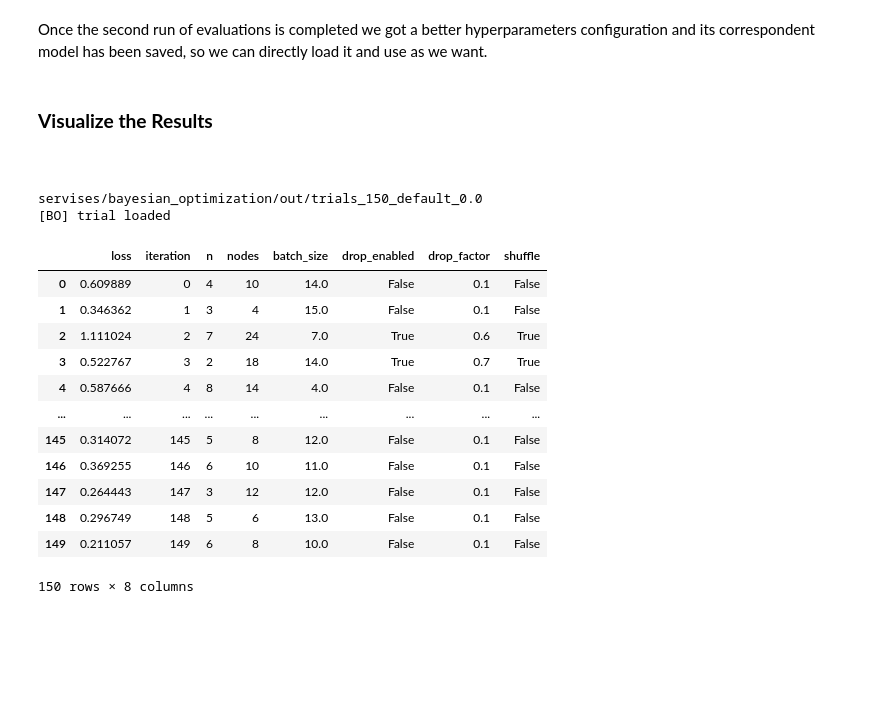
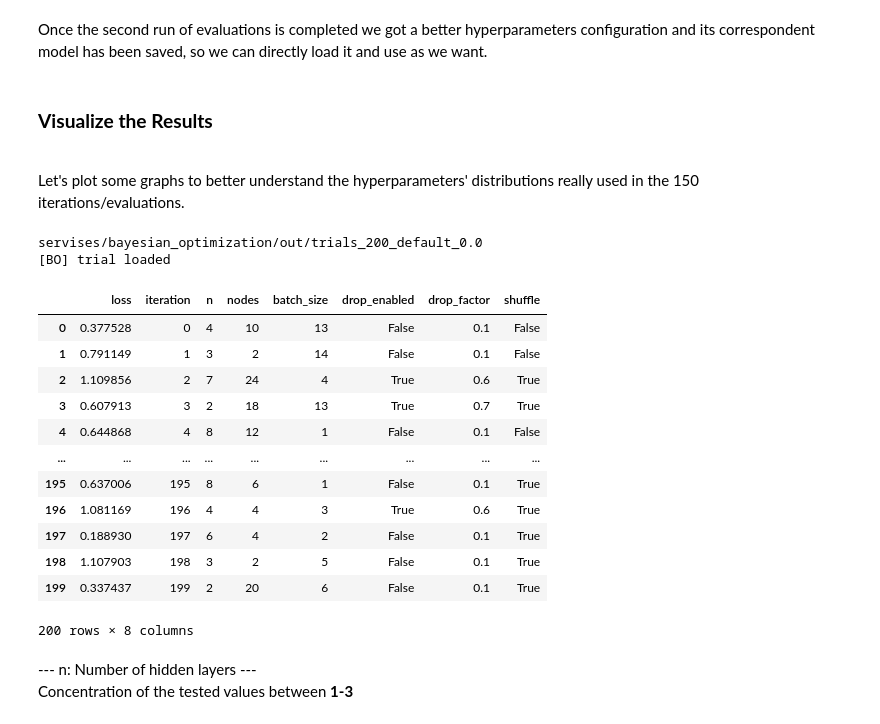
Before and after one commit to VforV93/IoTwins_Bayesian_Optimization, a Jupyter notebook: Bayesian Optimization Service - Example 3 - Machine Learning Model Example.ipynb, the cells around one changed output. Cells and saved outputs as stored; diff of their text form; code cells hidden in the pictures; blank space fills up the shorter version.

```diff
--- a/Bayesian Optimization Service - Example 3 - Machine Learning Model Example.ipynb
+++ b/Bayesian Optimization Service - Example 3 - Machine Learning Model Example.ipynb
@@ -308,62 +312,57 @@ new_trial_fname
 Once the second run of evaluations is completed we got a better hyperparameters configuration and its correspondent model has been saved, so we can directly load it and use as we want.
 # %% [markdown]
 <b><h3>Visualize the Results</h3></b><br>
+Let's plot some graphs to better understand the hyperparameters' distributions really used in the 150 iterations/evaluations.
 # %%
 import os
-t_fname = 'servises/bayesian_optimization/out/trials_150_default_0.0.p'
+t_fname = 'servises/bayesian_optimization/out/trials_200_default_0.0.p'
 trial_filename, _ = os.path.splitext(t_fname)
 print(trial_filename)
 
 tpe_trials = _load_trials(trial_filename)
 #print(tpe_trials.results)
+'''
 tpe_results = pd.DataFrame({'loss': [x['loss'] for x in tpe_trials.results],
                             'iteration': [x['iteration'] for x in tpe_trials.results],
                             'n': [x['params']['n'] for x in tpe_trials.results],
                             'nodes': [x['params']['nodes'] for x in tpe_trials.results],
                             'batch_size': [x['params']['batch_size'] for x in tpe_trials.results],
                             'drop_enabled': [x['params']['drop_enabled'] for x in tpe_trials.results],
                             'drop_factor': [x['params']['drop_factor'] for x in tpe_trials.results],
                             'shuffle': [x['params']['shuffle'] for x in tpe_trials.results]
                            })
 '''
 tpe_results = pd.DataFrame({'loss': [x['loss'] for x in tpe_trials.results],
                             'iteration': [x['iteration'] for x in tpe_trials.results],
                             'n': [x['params']['model_params']['n'] for x in tpe_trials.results],
                             'nodes': [x['params']['model_params']['nodes'] for x in tpe_trials.results],
                             'batch_size': [x['params']['batch_size'] for x in tpe_trials.results],
                             'drop_enabled': [x['params']['model_params']['drop_enabled'] for x in tpe_trials.results],
                             'drop_factor': [x['params']['model_params']['drop_factor'] for x in tpe_trials.results],
                             'shuffle': [x['params']['shuffle'] for x in tpe_trials.results]
                            })
-'''
-'''
-# Dataframe of results from optimization
-tpe_results = pd.DataFrame({'loss': [x['loss'] for x in tpe_trials.results],
-                            'iteration': tpe_trials.idxs_vals[0]['x'],
-                            'x': tpe_trials.idxs_vals[1]['x'],
-                            'y': tpe_trials.idxs_vals[1]['y']})
 
-tpe_results['rolling_average_x'] = tpe_results['x'].rolling(50).mean().fillna(method = 'bfill')
-tpe_results['rolling_average_loss'] = tpe_results['loss'].rolling(50).mean().fillna(method = 'bfill')
-'''
 
-tpe_results  # .loc[tpe_results['loss'] <= 0.2]
+tpe_results
 # %% [output]
-servises/bayesian_optimization/out/trials_150_default_0.0
+servises/bayesian_optimization/out/trials_200_default_0.0
 [BO] trial loaded
 |  | loss | iteration | n | nodes | batch_size | drop_enabled | drop_factor | shuffle |
-| 0 | 0.609889 | 0 | 4 | 10 | 14.0 | False | 0.1 | False |
-| 1 | 0.346362 | 1 | 3 | 4 | 15.0 | False | 0.1 | False |
-| 2 | 1.111024 | 2 | 7 | 24 | 7.0 | True | 0.6 | True |
-| 3 | 0.522767 | 3 | 2 | 18 | 14.0 | True | 0.7 | True |
-| 4 | 0.587666 | 4 | 8 | 14 | 4.0 | False | 0.1 | False |
+| 0 | 0.377528 | 0 | 4 | 10 | 13 | False | 0.1 | False |
+| 1 | 0.791149 | 1 | 3 | 2 | 14 | False | 0.1 | False |
+| 2 | 1.109856 | 2 | 7 | 24 | 4 | True | 0.6 | True |
+| 3 | 0.607913 | 3 | 2 | 18 | 13 | True | 0.7 | True |
+| 4 | 0.644868 | 4 | 8 | 12 | 1 | False | 0.1 | False |
 | ... | ... | ... | ... | ... | ... | ... | ... | ... |
-| 145 | 0.314072 | 145 | 5 | 8 | 12.0 | False | 0.1 | False |
-| 146 | 0.369255 | 146 | 6 | 10 | 11.0 | False | 0.1 | False |
-| 147 | 0.264443 | 147 | 3 | 12 | 12.0 | False | 0.1 | False |
-| 148 | 0.296749 | 148 | 5 | 6 | 13.0 | False | 0.1 | False |
-| 149 | 0.211057 | 149 | 6 | 8 | 10.0 | False | 0.1 | False |
+| 195 | 0.637006 | 195 | 8 | 6 | 1 | False | 0.1 | True |
+| 196 | 1.081169 | 196 | 4 | 4 | 3 | True | 0.6 | True |
+| 197 | 0.188930 | 197 | 6 | 4 | 2 | False | 0.1 | True |
+| 198 | 1.107903 | 198 | 3 | 2 | 5 | False | 0.1 | True |
+| 199 | 0.337437 | 199 | 2 | 20 | 6 | False | 0.1 | True |
-150 rows × 8 columns
+200 rows × 8 columns
+# %% [markdown]
+--- n: Number of hidden layers ---<br>
+Concentration of the tested values between <b>1-3</b>
 # %%
 # --- n: Number of hidden layers ---
 # Print the TPE Sequence of Values
```
Also changed, not shown: parts of 17 cells of this notebook, 19 other files.
